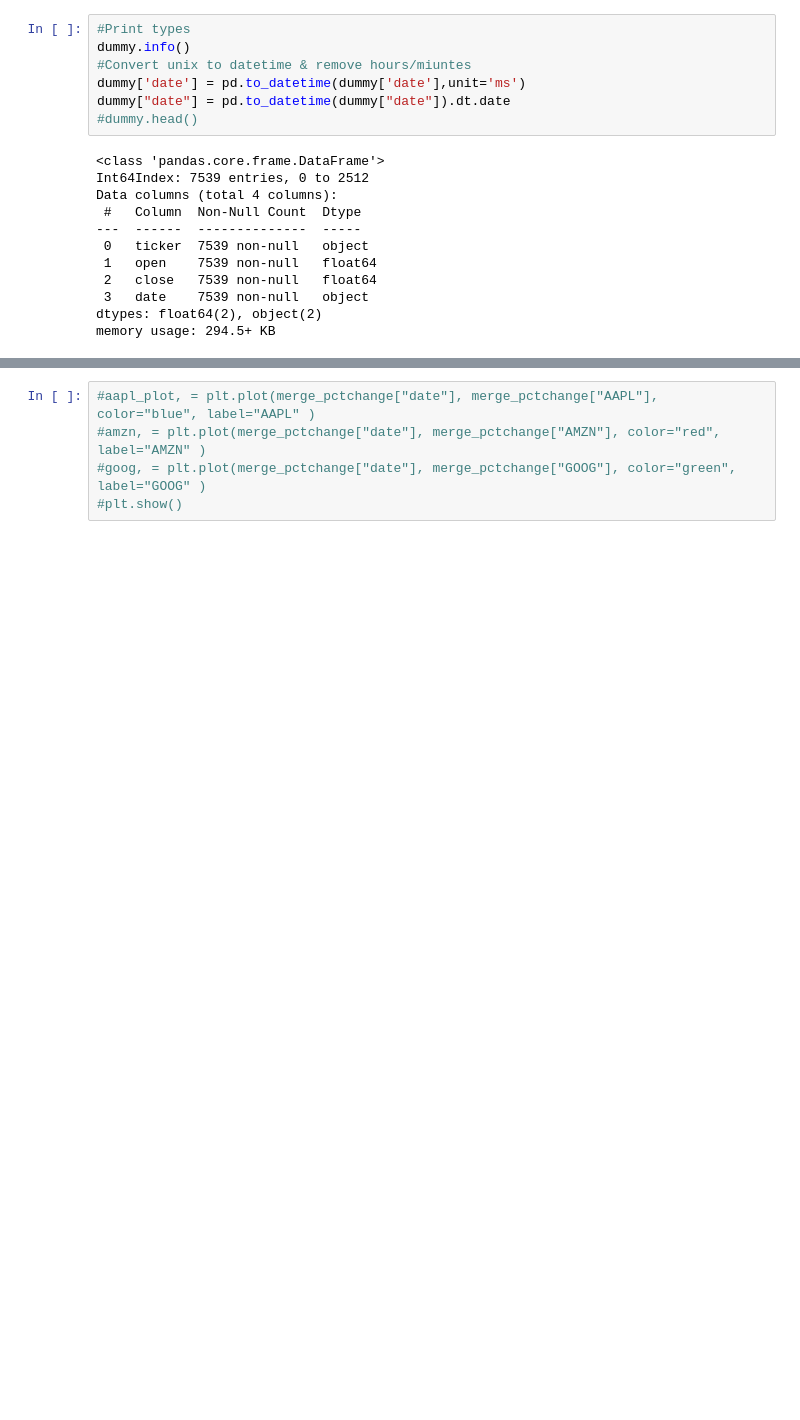
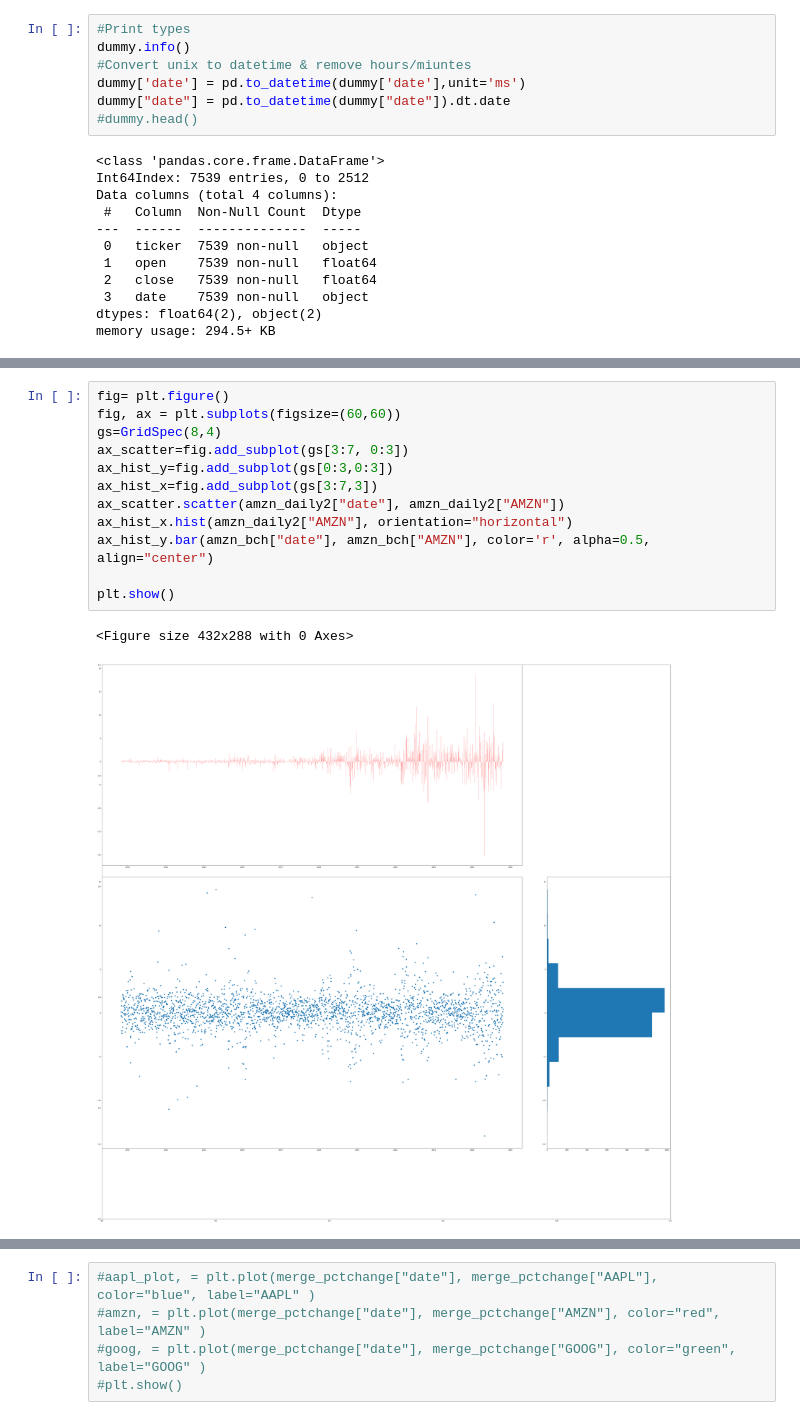
Before and after one commit to lyndsaywylie/Project-1, a Jupyter notebook: lyns.ipynb, the cells around one changed output, grey strips where cells are left out. Drawn from its saved outputs; the diff is of its cells as text; blank space fills up the shorter version.

```diff
--- a/lyns.ipynb
+++ b/lyns.ipynb
@@ -153,3 +175,18 @@ plt.show()
+# %%
+fig= plt.figure()
+fig, ax = plt.subplots(figsize=(60,60))
+gs=GridSpec(8,4)
+ax_scatter=fig.add_subplot(gs[3:7, 0:3])
+ax_hist_y=fig.add_subplot(gs[0:3,0:3])
+ax_hist_x=fig.add_subplot(gs[3:7,3])
+ax_scatter.scatter(amzn_daily2["date"], amzn_daily2["AMZN"])
+ax_hist_x.hist(amzn_daily2["AMZN"], orientation="horizontal")
+ax_hist_y.bar(amzn_bch["date"], amzn_bch["AMZN"], color='r', alpha=0.5, align="center")
+
+plt.show()
+# %% [output]
+<Figure size 432x288 with 0 Axes>
+[figure, added]
 # %%
 #Creating & plotting scatter/histogram for % &$ distribution
 fig= plt.figure()
```
Also changed, not shown: parts of 14 cells of this notebook.
